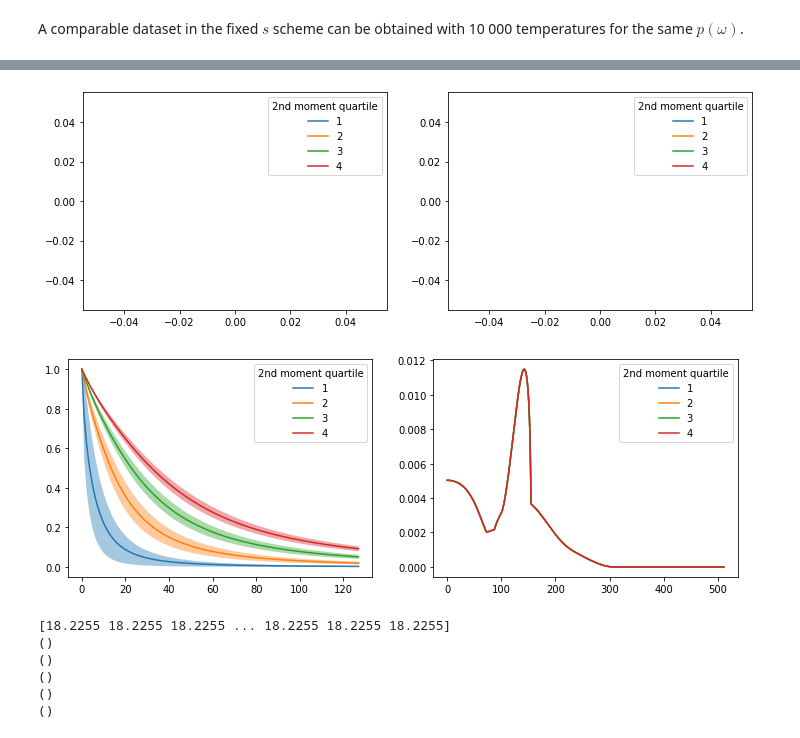
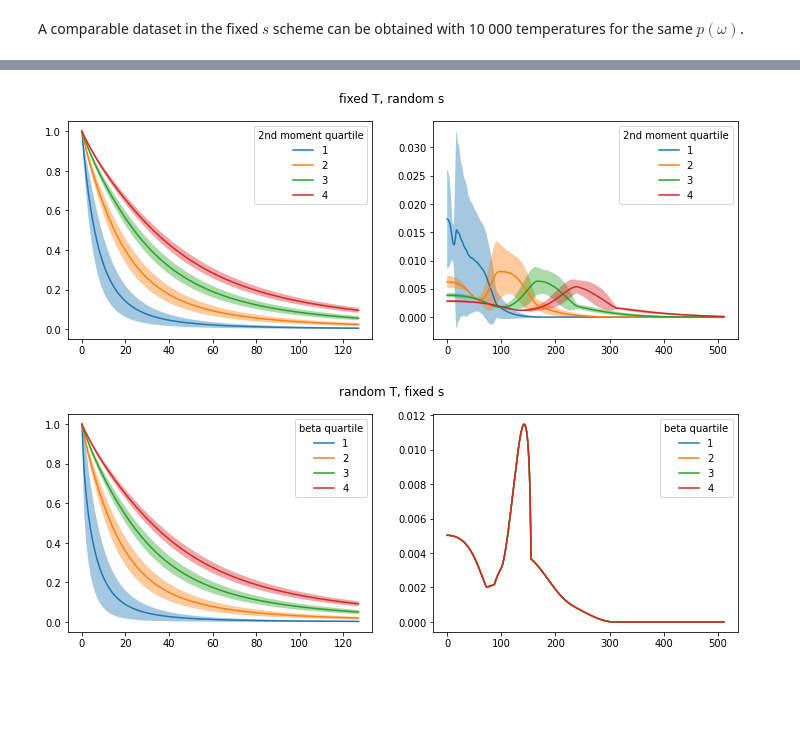
Before and after one commit to simonverret/deep_continuation, a Jupyter notebook: examples/dataset_statistics.ipynb, the cells around one changed output, grey strips where cells are left out. Saved outputs shown, nothing was run; the diff lists cells and outputs as text; code cells hidden in the pictures; blank space fills up the shorter version.

```diff
--- a/examples/dataset_statistics.ipynb
+++ b/examples/dataset_statistics.ipynb
@@ -47,10 +68,9 @@ def plot_dataset_stats(sigma, pi, label):
 
     ax[0].set_xlabel(r"$n$ in $\omega_n = 2\pi n / \beta$")
     ax[0].set_ylabel(r"$[{\bf \Pi}]_n = \Pi(\omega_n)/\Pi(0)$")
-    ax[0].legend()
     ax[1].set_xlabel(r"$m$ in $\omega_m = \Delta\omega m$")
     ax[1].set_ylabel(r"$p(\omega_m) = {\rm Re}\{\sigma(\omega_m)\} / \int_{-\infty}^{\infty} {\rm Re}\{\sigma(\omega)\} d\omega$")
-    ax[1].legend()
+    plt.suptitle(key)
     plt.show()
 
 
@@ -63,5 +87,5 @@ for key in pi:
 # %%
-def plot_datasets_stats_by_quartiles(sigma, pi, split_by):
+def plot_datasets_stats_by_quartiles(sigma, pi, split_by, split_label="2nd moment quartile"):
     quartiles = [
         np.quantile(split_by, 0),
         np.quantile(split_by, 0.25),
@@ -91,8 +115,9 @@ def plot_datasets_stats_by_quartiles(sigma, pi, split_by):
         ax[1].plot(x, avg, label=i+1)
         ax[1].fill_between(x, avg-std, avg+std, alpha=0.4)
 
-    ax[0].legend(title="2nd moment quartile")
-    ax[1].legend(title="2nd moment quartile")
+    ax[0].legend(title=split_label)
+    ax[1].legend(title=split_label)
+    plt.suptitle(key)
     plt.show()
 
 for key in sigma:
@@ -119,39 +144,23 @@ WARNING: Skipping existing /Users/Simon/codes/deep_continuation_B/deep_continuat
 WARNING: Skipping existing /Users/Simon/codes/deep_continuation_B/deep_continuation/data/default/Pi_1x10000x1_seed55555_Nwn128_beta0to60_std8.86.npy
 # %%
 pathological_pi = {}
-pathological_pi['fixed T'] = np.load(os.path.join(DATAPATH, "default", "Pi_1x1x10000_seed55555_Nwn128_beta30_std1to18.npy"))
-pathological_pi['fixed s'] = np.load(os.path.join(DATAPATH, "default", "Pi_1x10000x1_seed55555_Nwn128_beta0to60_std8.86.npy"))
+pathological_pi['fixed T, random s'] = np.load(os.path.join(DATAPATH, "default", "Pi_1x1x10000_seed55555_Nwn128_beta30_std1to18.npy"))
+pathological_pi['random T, fixed s'] = np.load(os.path.join(DATAPATH, "default", "Pi_1x10000x1_seed55555_Nwn128_beta0to60_std8.86.npy"))
 
 pathological_sigma = {}
-pathological_sigma['fixed T'] = np.load(os.path.join(DATAPATH, "default", "sigma_1x1x10000_seed55555_Nw512_wmax20_std1to18.npy"))
-pathological_sigma['fixed s'] = np.load(os.path.join(DATAPATH, "default", "sigma_1x10000x1_seed55555_Nw512_wmax20_std8.86.npy"))
+pathological_sigma['fixed T, random s'] = np.load(os.path.join(DATAPATH, "default", "sigma_1x1x10000_seed55555_Nw512_wmax20_std1to18.npy"))
+pathological_sigma['random T, fixed s'] = np.load(os.path.join(DATAPATH, "default", "sigma_1x10000x1_seed55555_Nw512_wmax20_std8.86.npy"))
 
 pathological_split_by = {}
-pathological_split_by['fixed T'] = np.load(os.path.join(DATAPATH, "default", "std_1x1x10000_seed55555_fixstd1to18.npy"))[:,1]
-pathological_split_by['fixed s'] = np.load(os.path.join(DATAPATH, "default", "beta_1x10000x1_seed55555_beta0to60.npy"))
+pathological_split_by['fixed T, random s'] = np.load(os.path.join(DATAPATH, "default", "fixstd_1x1x10000_seed55555_std1to18.npy"))
+pathological_split_by['random T, fixed s'] = np.load(os.path.join(DATAPATH, "default", "beta_1x10000x1_seed55555_beta0to60.npy"))
+
+split_labels = {}
+split_labels['fixed T, random s'] = "2nd moment quartile"
+split_labels['random T, fixed s'] = "beta quartile"
 
 for key in pathological_sigma:
-    plot_datasets_stats_by_quartiles(pathological_sigma[key], pathological_pi[key], pathological_split_by[key])
+    plot_datasets_stats_by_quartiles(pathological_sigma[key], pathological_pi[key], pathological_split_by[key], split_labels[key])
 # %% [output]
-[figure, old version]
+[figure, new version]
-[figure, old version]
+[figure, new version]
-# %%
-a = pathological_std['fixed s']
-print(a)
-quartiles = [
-        np.quantile(a, 0),
-        np.quantile(a, 0.25),
-        np.quantile(a, 0.5),
-        np.quantile(a, 0.75),
-        np.quantile(a, 1)
-    ]
-
-for q in quartiles:
-    print(q.shape)
-# %% [output]
-[18.2255 18.2255 18.2255 ... 18.2255 18.2255 18.2255]
-()
-()
-()
-()
-()
```
Also changed, not shown: parts of 17 cells of this notebook, 2 other files.
